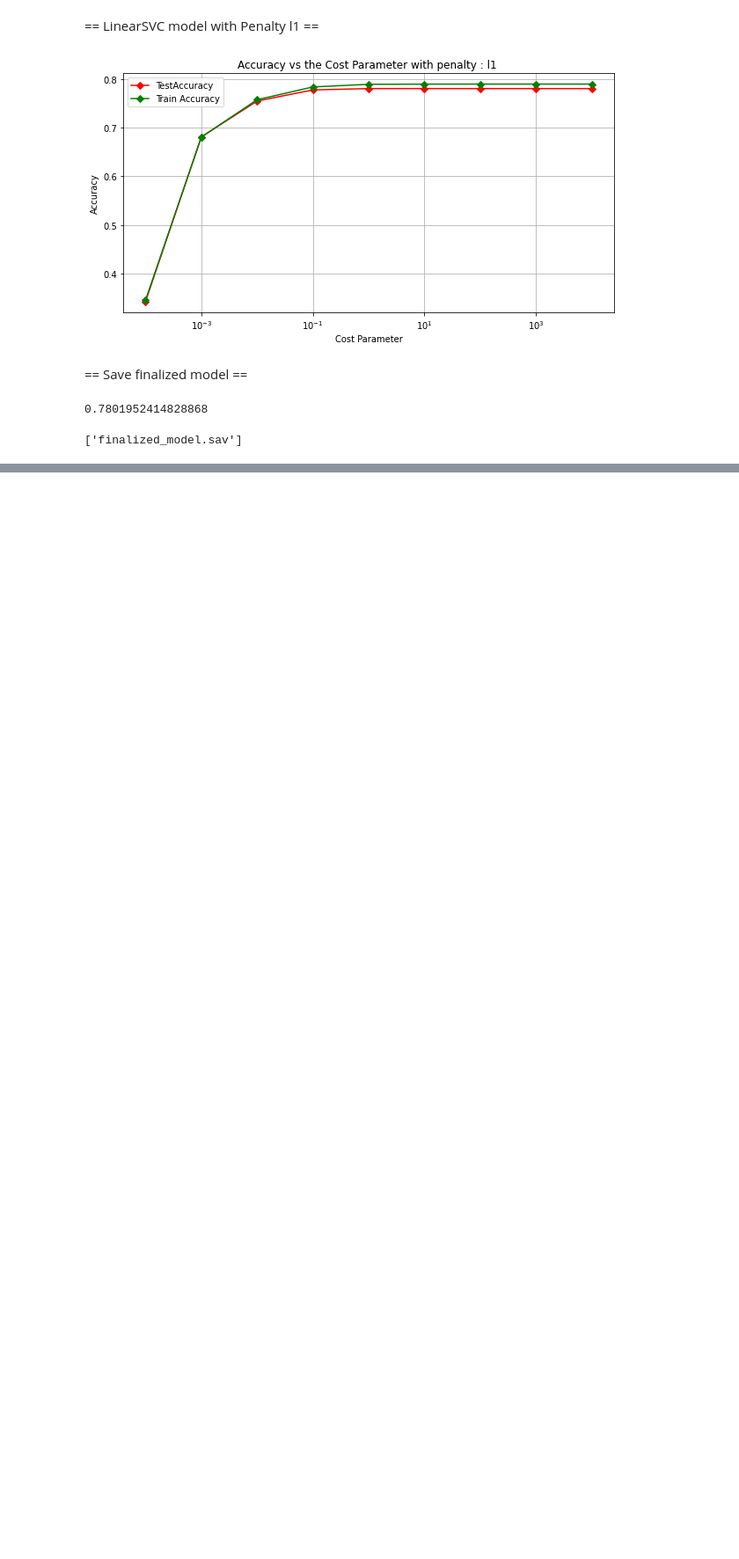
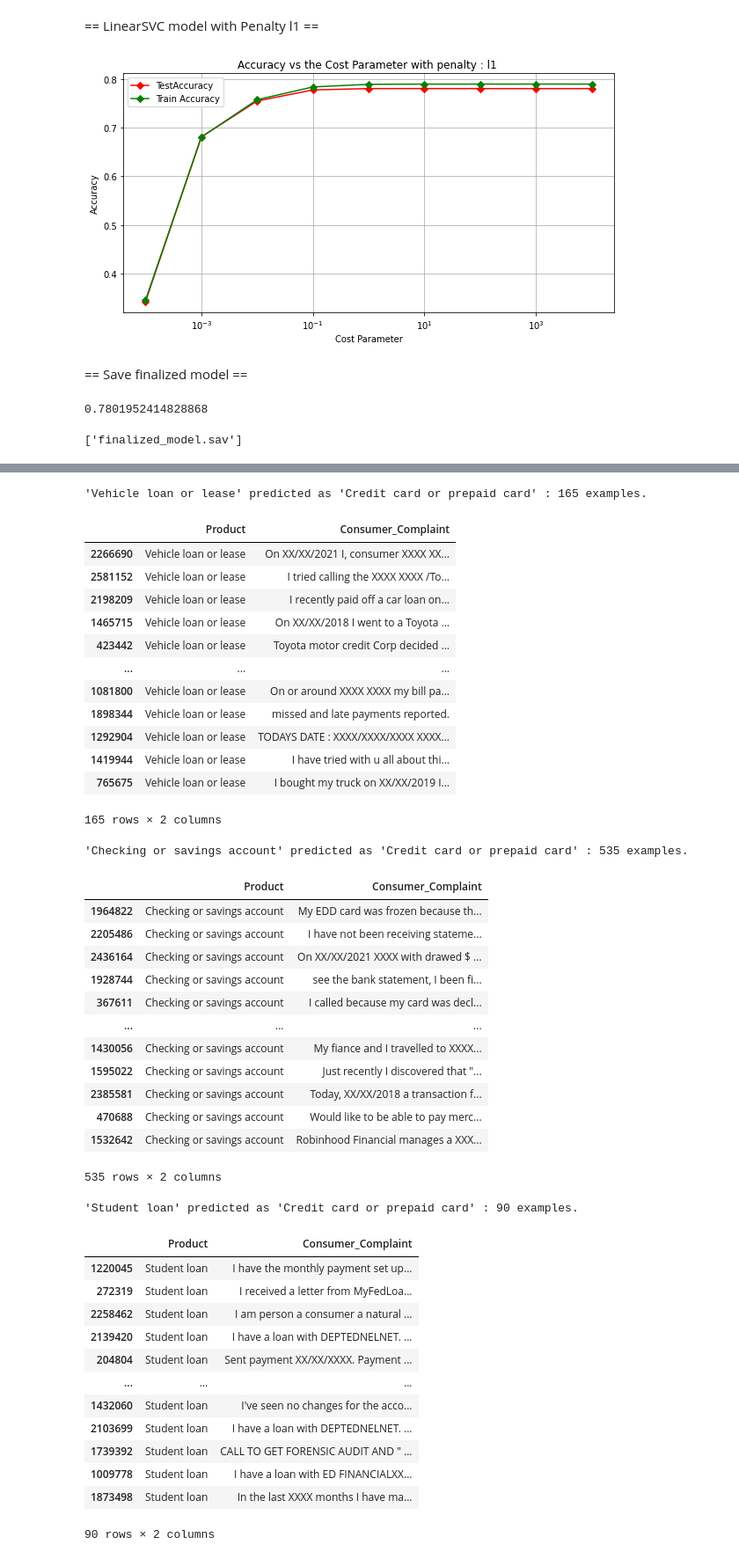
Before and after one commit to AdithyaKahawanugoda/ML_Assignment2_IT19105208_IT19091044_IT19105826_IT19170480, a Jupyter notebook: run.ipynb, the cells around one changed output, grey strips where cells are left out. Shown at 88% size. Cells and saved outputs as stored; diff of their text form; code cells hidden in the pictures; blank space fills up the shorter version.

```diff
--- a/run.ipynb
+++ b/run.ipynb
@@ -411,0 +589,50 @@ joblib.dump(finalizedmodel, filename)
+# %%
+for predicted in category_id_df.cid:
+  for actual in category_id_df.cid:
+    if predicted != actual and conf_mat[actual, predicted] >= 10:
+      print("'{}' predicted as '{}' : {} examples.".format(id_to_category[actual], id_to_category[predicted], conf_mat[actual, predicted]))
+      display(df.loc[indices_test[(y_test == actual) & (y_pred == predicted)]][['Product', 'Consumer_Complaint']])
+      print('')
+# %% [output]
+'Vehicle loan or lease' predicted as 'Credit card or prepaid card' : 165 examples.
+|  | Product | Consumer_Complaint |
+| 2266690 | Vehicle loan or lease | On XX/XX/2021 I, consumer XXXX XX... |
+| 2581152 | Vehicle loan or lease | I tried calling the XXXX XXXX /To... |
+| 2198209 | Vehicle loan or lease | I recently paid off a car loan on... |
+| 1465715 | Vehicle loan or lease | On XX/XX/2018 I went to a Toyota ... |
+| 423442 | Vehicle loan or lease | Toyota motor credit Corp decided ... |
+| ... | ... | ... |
+| 1081800 | Vehicle loan or lease | On or around XXXX XXXX my bill pa... |
+| 1898344 | Vehicle loan or lease | missed and late payments reported. |
+| 1292904 | Vehicle loan or lease | TODAYS DATE : XXXX/XXXX/XXXX XXXX... |
+| 1419944 | Vehicle loan or lease | I have tried with u all about thi... |
+| 765675 | Vehicle loan or lease | I bought my truck on XX/XX/2019 I... |
+165 rows × 2 columns
+'Checking or savings account' predicted as 'Credit card or prepaid card' : 535 examples.
+|  | Product | Consumer_Complaint |
+| 1964822 | Checking or savings account | My EDD card was frozen because th... |
+| 2205486 | Checking or savings account | I have not been receiving stateme... |
+| 2436164 | Checking or savings account | On XX/XX/2021 XXXX with drawed $ ... |
+| 1928744 | Checking or savings account | see the bank statement, I been fi... |
+| 367611 | Checking or savings account | I called because my card was decl... |
+| ... | ... | ... |
+| 1430056 | Checking or savings account | My fiance and I travelled to XXXX... |
+| 1595022 | Checking or savings account | Just recently I discovered that "... |
+| 2385581 | Checking or savings account | Today, XX/XX/2018 a transaction f... |
+| 470688 | Checking or savings account | Would like to be able to pay merc... |
+| 1532642 | Checking or savings account | Robinhood Financial manages a XXX... |
+535 rows × 2 columns
+'Student loan' predicted as 'Credit card or prepaid card' : 90 examples.
+|  | Product | Consumer_Complaint |
+| 1220045 | Student loan | I have the monthly payment set up... |
+| 272319 | Student loan | I received a letter from MyFedLoa... |
+| 2258462 | Student loan | I am person a consumer a natural ... |
+| 2139420 | Student loan | I have a loan with DEPTEDNELNET. ... |
+| 204804 | Student loan | Sent payment XX/XX/XXXX. Payment ... |
+| ... | ... | ... |
+| 1432060 | Student loan | I've seen no changes for the acco... |
+| 2103699 | Student loan | I have a loan with DEPTEDNELNET. ... |
+| 1739392 | Student loan | CALL TO GET FORENSIC AUDIT AND " ... |
+| 1009778 | Student loan | I have a loan with ED FINANCIALXX... |
+| 1873498 | Student loan | In the last XXXX months I have ma... |
+90 rows × 2 columns
```
Also changed, not shown: parts of 20 cells of this notebook.
